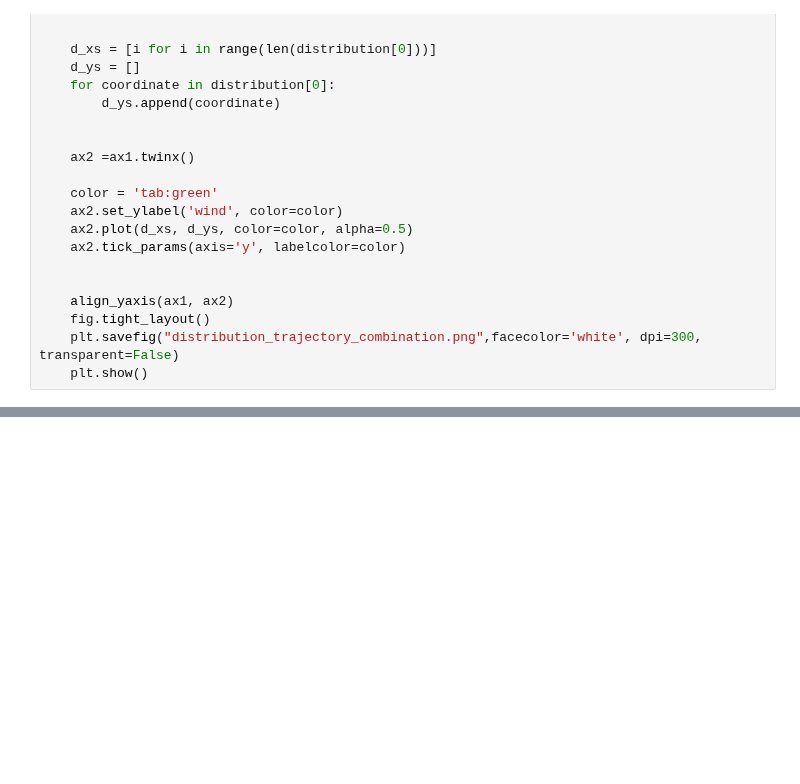
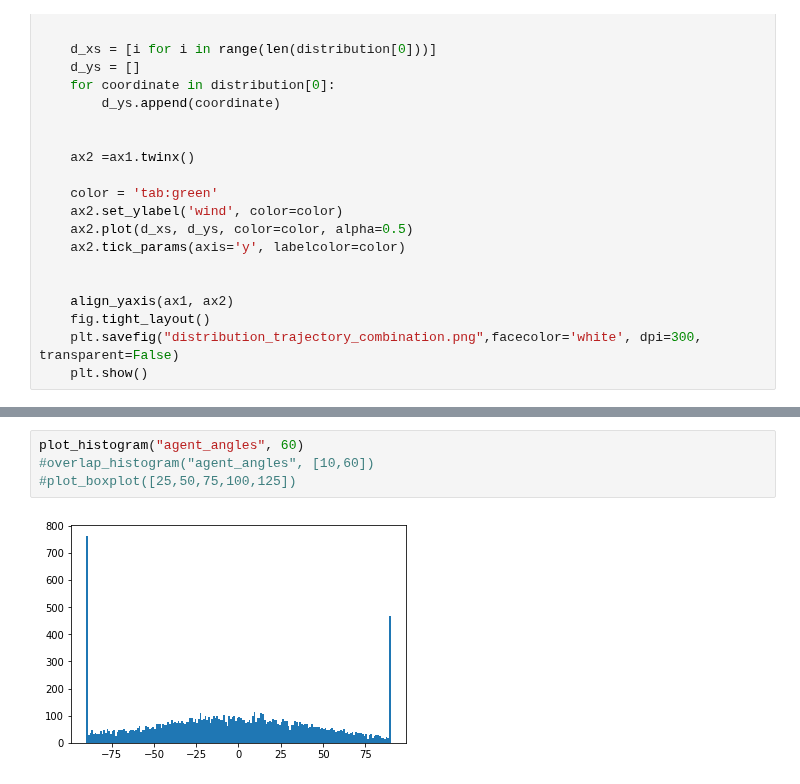
Before and after one commit to julseil/windy-bridge-env, a Jupyter notebook: windy-bridge/logs/plot_results.ipynb, the cells around one changed output, grey strips where cells are left out. Cells and saved outputs as stored; diff of their text form; blank space fills up the shorter version.

```diff
--- a/windy-bridge/logs/plot_results.ipynb
+++ b/windy-bridge/logs/plot_results.ipynb
@@ -218,3 +285,9 @@ def combine_distri_trajectory(trajectory, distribution):
+# %%
+plot_histogram("agent_angles", 60)
+#overlap_histogram("agent_angles", [10,60])
+#plot_boxplot([25,50,75,100,125])
+# %% [output]
+[figure, added]
 # %%
 #plot_by_metric("commitment")
 plot_by_metric("distance_traveled")
```
Also changed, not shown: parts of 7 cells of this notebook, 12 other files.
